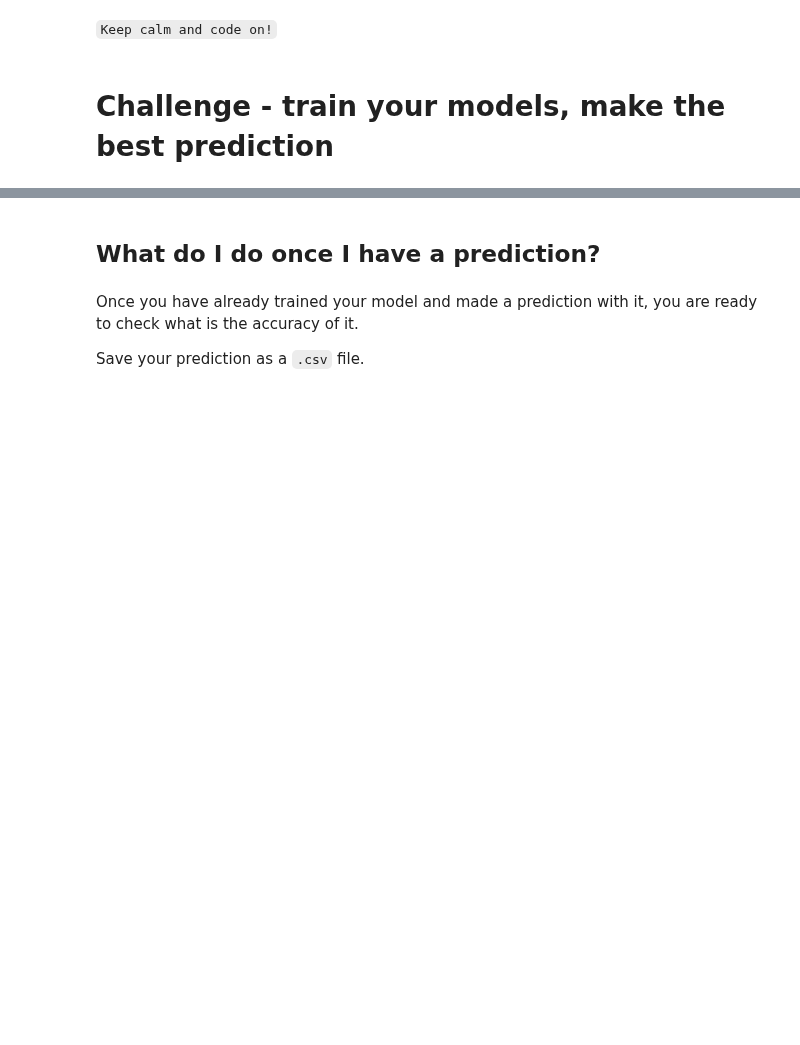
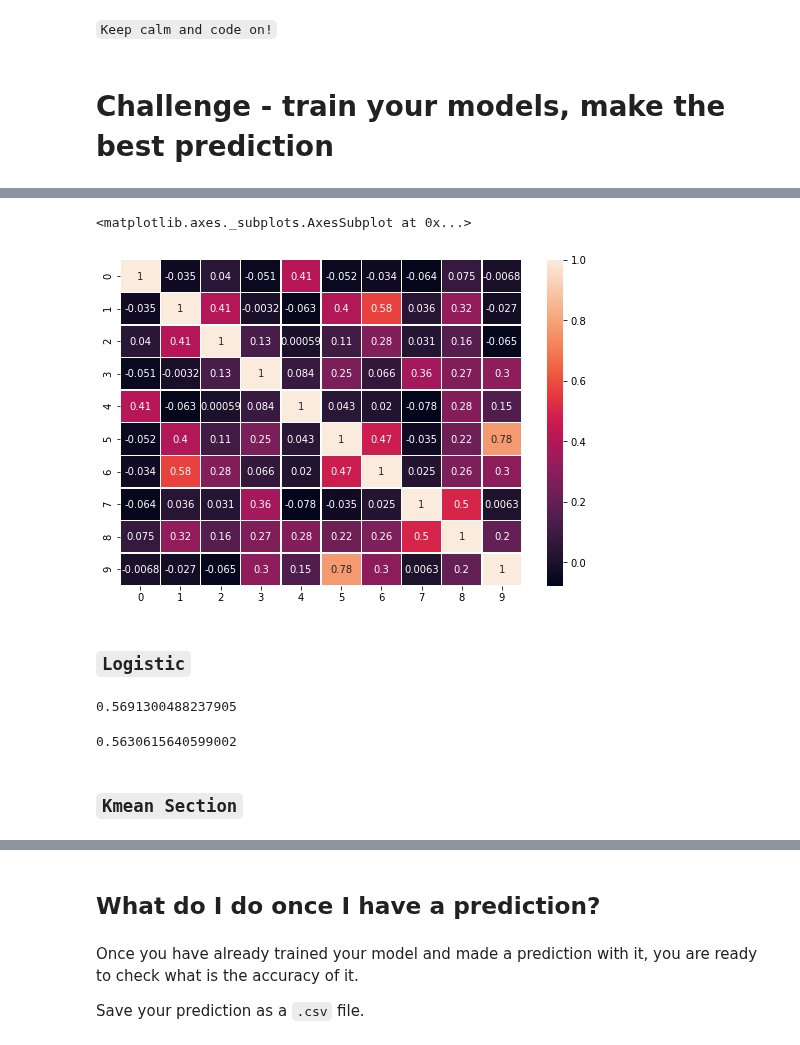
Before and after one commit to Clapiniella/lab-avila-bible, a Jupyter notebook: your-code/main.ipynb, the cells around one changed output, grey strips where cells are left out. Saved outputs shown, nothing was run; the diff lists cells and outputs as text; code cells hidden in the pictures; blank space fills up the shorter version.

```diff
--- a/your-code/main.ipynb
+++ b/your-code/main.ipynb
@@ -86,0 +106,39 @@ sample_submission.head()
+# %%
+# separate the data for test....
+from sklearn.model_selection import train_test_split
+cols=[str(col) for col in [*list(range(10))]]
+
+X=train_dataset[[*cols]]
+y=train_dataset['10']
+X_train, X_test, y_train, y_test = train_test_split(X, y, test_size=0.25)
+# %%
+import seaborn as sns
+import matplotlib.pyplot as plt
+
+f, ax = plt.subplots(figsize=(9, 6))
+sns.heatmap(X.corr(), annot=True,  linewidths=.5, ax=ax)
+# %% [output]
+<matplotlib.axes._subplots.AxesSubplot at 0x...>
+[figure, added]
+# %% [markdown]
+### `Logistic`
+# %%
+# begin with the traditional ... Logistic
+from sklearn.linear_model import LogisticRegression
+
+clf=LogisticRegression(random_state=0).fit(X_train, y_train)
+y_predict=clf.predict(X_train)
+
+accerted=y_predict==y_train
+sum(accerted)/len(y_train)
+# %% [output]
+0.5691300488237905
+# %%
+#as we can see it is not so good...
+y_predict=clf.predict(X_test)
+accerted=y_predict==y_test
+sum(accerted)/len(y_test)
+# %% [output]
+0.5630615640599002
+# %% [markdown]
+### `Kmean Section`
```
Also changed, not shown: parts of 49 cells of this notebook, 1 other file.
